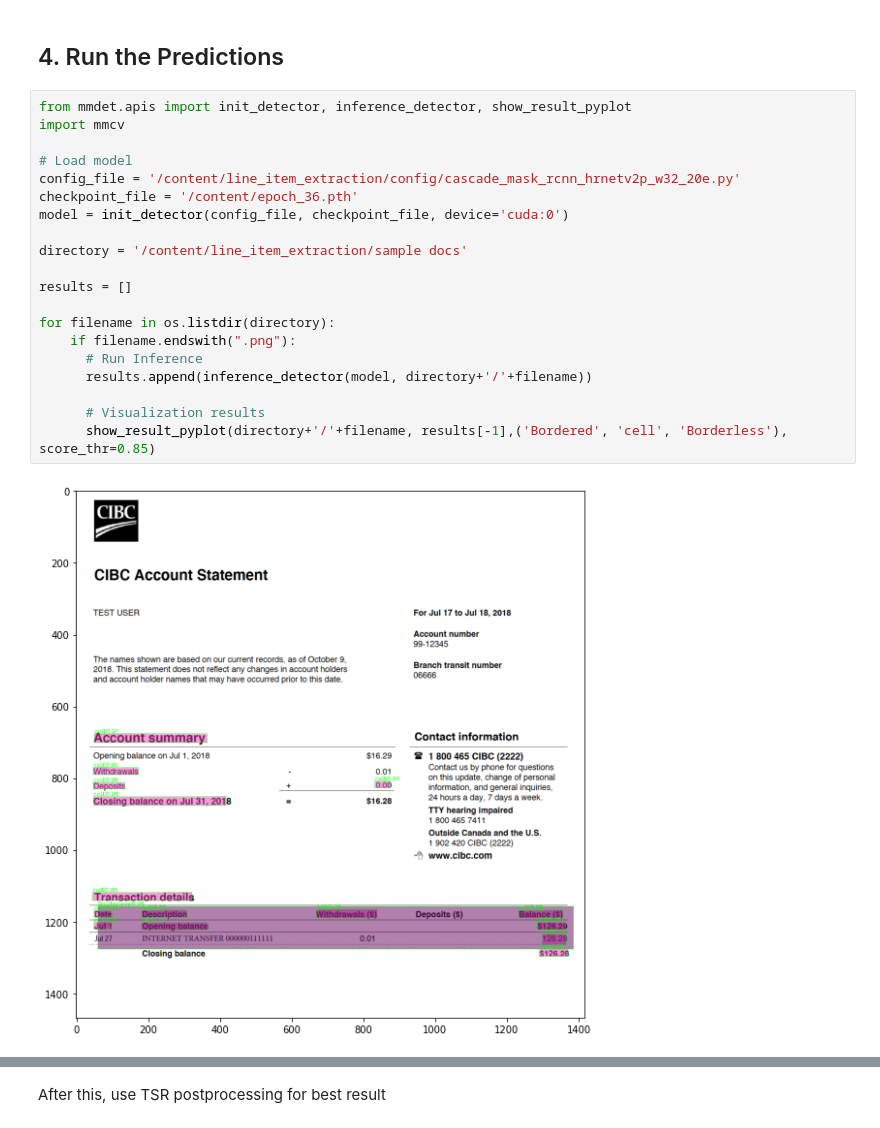
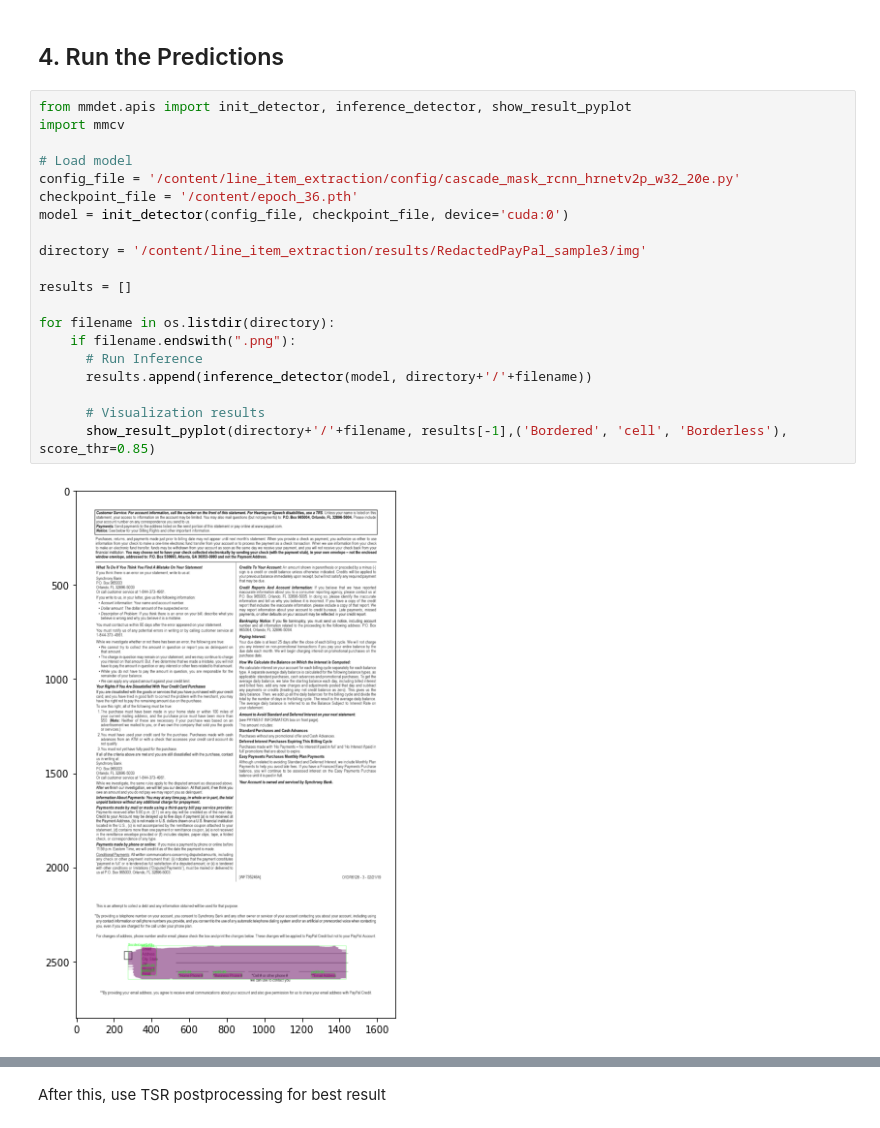
Before and after one commit to nsajwan/line_item_extraction, a Jupyter notebook: Line_Item_Extraction.ipynb, the cells around one changed output, grey strips where cells are left out. Saved outputs shown, nothing was run; the diff lists cells and outputs as text.

```diff
--- a/Line_Item_Extraction.ipynb
+++ b/Line_Item_Extraction.ipynb
@@ -66,22 +171,22 @@ for filename in os.listdir(pdf_directory):
 # %%
 from mmdet.apis import init_detector, inference_detector, show_result_pyplot
 import mmcv
 
 # Load model
 config_file = '/content/line_item_extraction/config/cascade_mask_rcnn_hrnetv2p_w32_20e.py'
 checkpoint_file = '/content/epoch_36.pth'
 model = init_detector(config_file, checkpoint_file, device='cuda:0')
 
-directory = '/content/line_item_extraction/sample docs'
+directory = '/content/line_item_extraction/results/RedactedPayPal_sample3/img'
 
 results = []
 
 for filename in os.listdir(directory):
     if filename.endswith(".png"):
       # Run Inference
       results.append(inference_detector(model, directory+'/'+filename))
 
       # Visualization results
       show_result_pyplot(directory+'/'+filename, results[-1],('Bordered', 'cell', 'Borderless'), score_thr=0.85)
 # %% [output]
-[figure, old version]
+[figure, new version]
```
Also changed, not shown: parts of 6 cells of this notebook.
